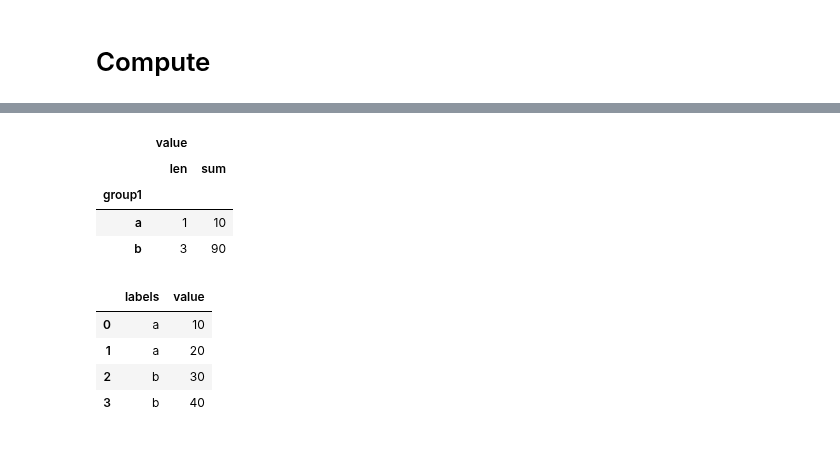
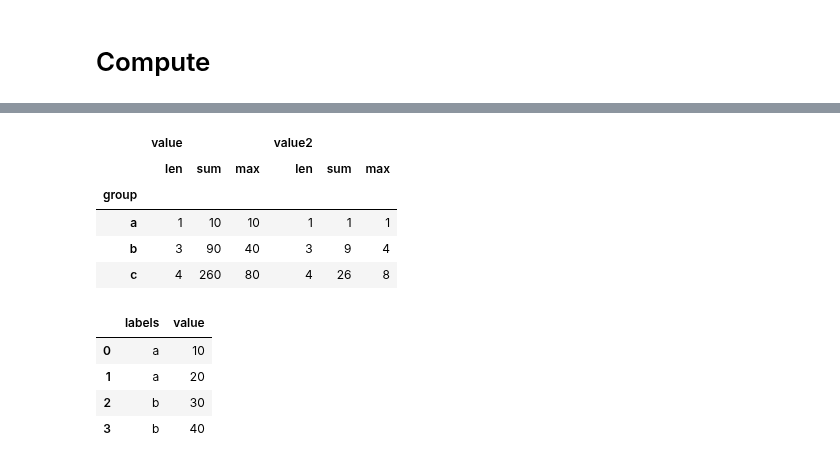
Before and after one commit to mtn75/Python-Toturial, a Jupyter notebook: python_workshop_pandas.ipynb, the cells around one changed output, grey strips where cells are left out. Drawn from its saved outputs; the diff is of its cells as text; code cells hidden in the pictures.

```diff
--- a/python_workshop_pandas.ipynb
+++ b/python_workshop_pandas.ipynb
@@ -490,8 +348,9 @@ df.groupby('col1').agg('max')
 # %% [markdown]
 # Compute
 # %%
-df = pd.DataFrame({'group1':["a","b","b","b"],
-                'value':[10,20,30,40]
+df = pd.DataFrame({'group':["a","b","b","b","c","c","c","c"],
+                'value':[10,20,30,40,50,60,70,80],
+                'value2':[1,2,3,4,5,6,7,8]
                 })
 df
 # %% [output]
@@ -502,0 +366,3 @@ df
+# %%
+group = df.groupby('group')
+group.count()
@@ -503,12 +378,12 @@ df
 # %%
-group = df.groupby('group1')
-group.agg([len,sum])
+group.agg([len,sum,max])
 # %% [output]
-|  | value |  |
-|  | len | sum |
-| group1 |  |  |
-| a | 1 | 10 |
-| b | 3 | 90 |
+|  | value |  |  | value2 |  |  |
+|  | len | sum | max | len | sum | max |
+| group |  |  |  |  |  |  |
+| a | 1 | 10 | 10 | 1 | 1 | 1 |
+| b | 3 | 90 | 40 | 3 | 9 | 4 |
+| c | 4 | 260 | 80 | 4 | 26 | 8 |
 # %%
 df = pd.DataFrame({'labels':["a","a","b","b"],
                 'value':[10,20,30,40]
```
Also changed, not shown: parts of 49 cells of this notebook.
